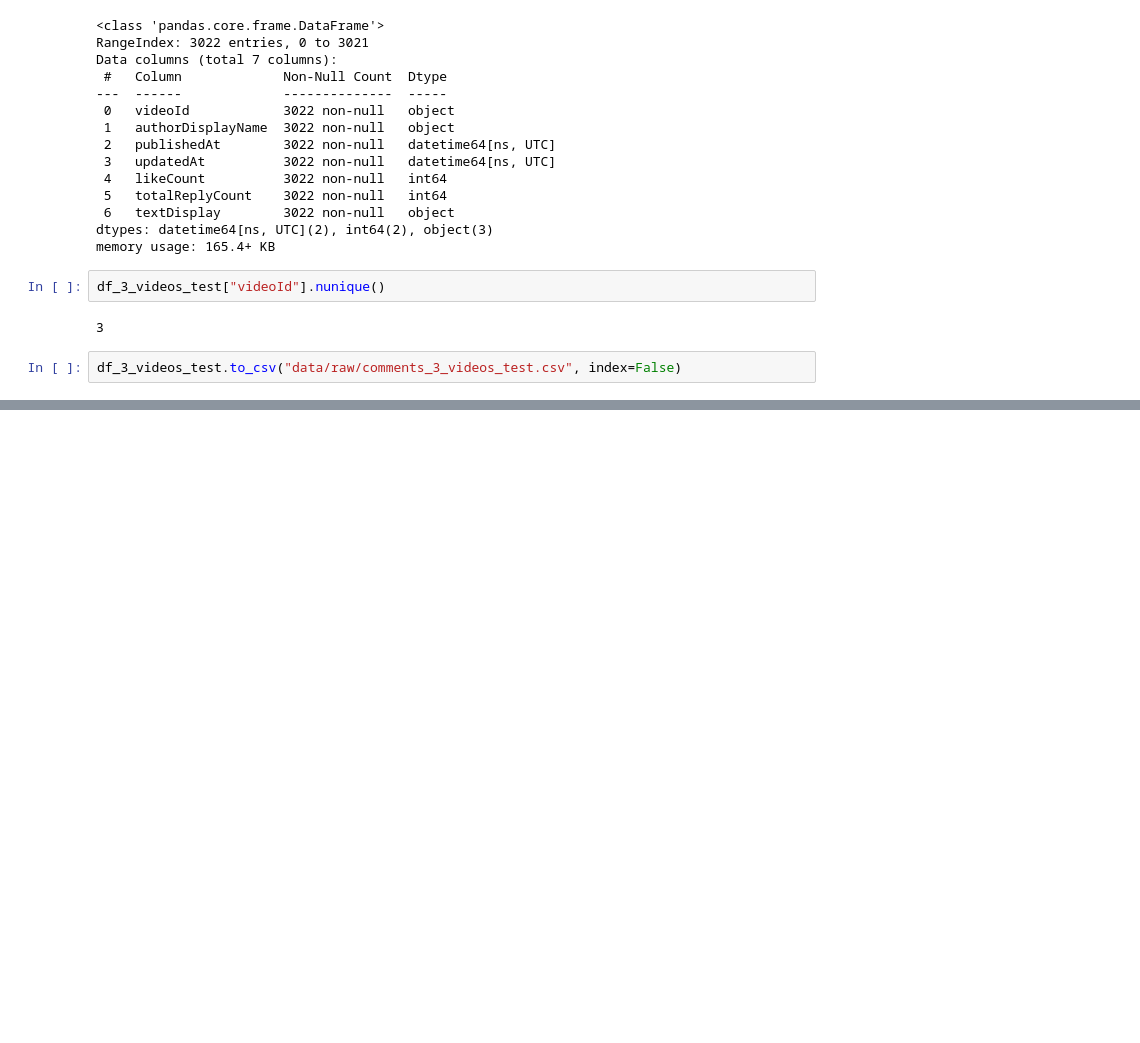
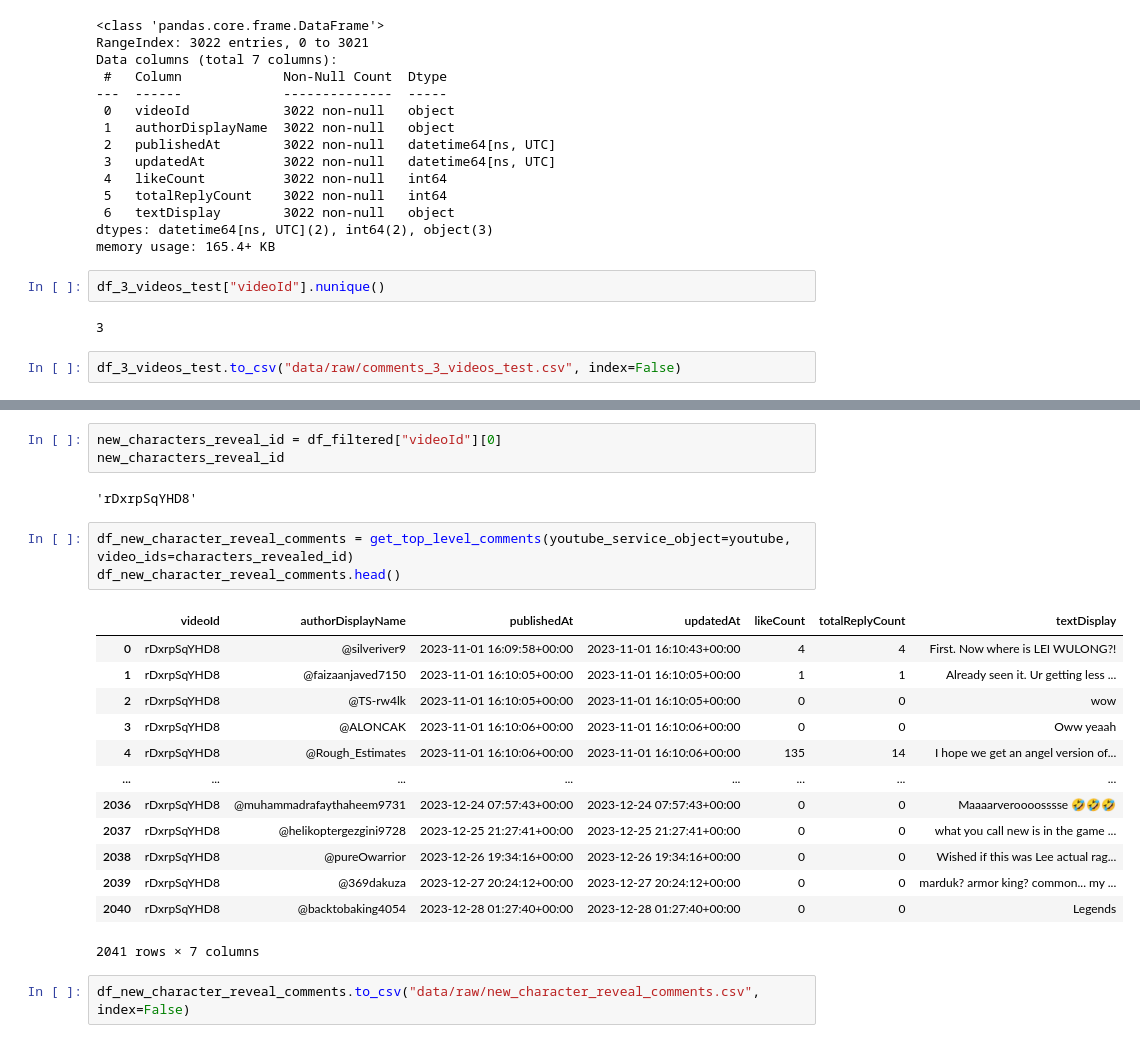
Before and after one commit to JonR45/TekkenNLP, a Jupyter notebook: notebooks/1.2.get_video_comments.ipynb, the cells around one changed output, grey strips where cells are left out. Drawn from its saved outputs; the diff is of its cells as text; blank space fills up the shorter version.

```diff
--- a/notebooks/1.2.get_video_comments.ipynb
+++ b/notebooks/1.2.get_video_comments.ipynb
@@ -404,0 +431,24 @@ df_3_videos_test.to_csv("data/raw/comments_3_videos_test.csv", index=False)
+# %%
+new_characters_reveal_id = df_filtered["videoId"][0]
+new_characters_reveal_id
+# %% [output]
+'rDxrpSqYHD8'
+# %%
+df_new_character_reveal_comments = get_top_level_comments(youtube_service_object=youtube, video_ids=characters_revealed_id)
+df_new_character_reveal_comments.head()
+# %% [output]
+|  | videoId | authorDisplayName | publishedAt | updatedAt | likeCount | totalReplyCount | textDisplay |
+| 0 | rDxrpSqYHD8 | @silveriver9 | 2023-11-01 16:09:58+00:00 | 2023-11-01 16:10:43+00:00 | 4 | 4 | First. Now where is LEI WULONG?! |
+| 1 | rDxrpSqYHD8 | @faizaanjaved7150 | 2023-11-01 16:10:05+00:00 | 2023-11-01 16:10:05+00:00 | 1 | 1 | Already seen it. Ur getting less ... |
+| 2 | rDxrpSqYHD8 | @TS-rw4lk | 2023-11-01 16:10:05+00:00 | 2023-11-01 16:10:05+00:00 | 0 | 0 | wow |
+| 3 | rDxrpSqYHD8 | @ALONCAK | 2023-11-01 16:10:06+00:00 | 2023-11-01 16:10:06+00:00 | 0 | 0 | Oww yeaah |
+| 4 | rDxrpSqYHD8 | @Rough_Estimates | 2023-11-01 16:10:06+00:00 | 2023-11-01 16:10:06+00:00 | 135 | 14 | I hope we get an angel version of... |
+| ... | ... | ... | ... | ... | ... | ... | ... |
+| 2036 | rDxrpSqYHD8 | @muhammadrafaythaheem9731 | 2023-12-24 07:57:43+00:00 | 2023-12-24 07:57:43+00:00 | 0 | 0 | Maaaarveroooosssse 🤣🤣🤣 |
+| 2037 | rDxrpSqYHD8 | @helikoptergezgini9728 | 2023-12-25 21:27:41+00:00 | 2023-12-25 21:27:41+00:00 | 0 | 0 | what you call new is in the game ... |
+| 2038 | rDxrpSqYHD8 | @pureOwarrior | 2023-12-26 19:34:16+00:00 | 2023-12-26 19:34:16+00:00 | 0 | 0 | Wished if this was Lee actual rag... |
+| 2039 | rDxrpSqYHD8 | @369dakuza | 2023-12-27 20:24:12+00:00 | 2023-12-27 20:24:12+00:00 | 0 | 0 | marduk? armor king? common... my ... |
+| 2040 | rDxrpSqYHD8 | @backtobaking4054 | 2023-12-28 01:27:40+00:00 | 2023-12-28 01:27:40+00:00 | 0 | 0 | Legends |
+2041 rows × 7 columns
+# %%
+df_new_character_reveal_comments.to_csv("data/raw/new_character_reveal_comments.csv", index=False)
```
Also changed, not shown: parts of 3 cells of this notebook, 8 other files.
